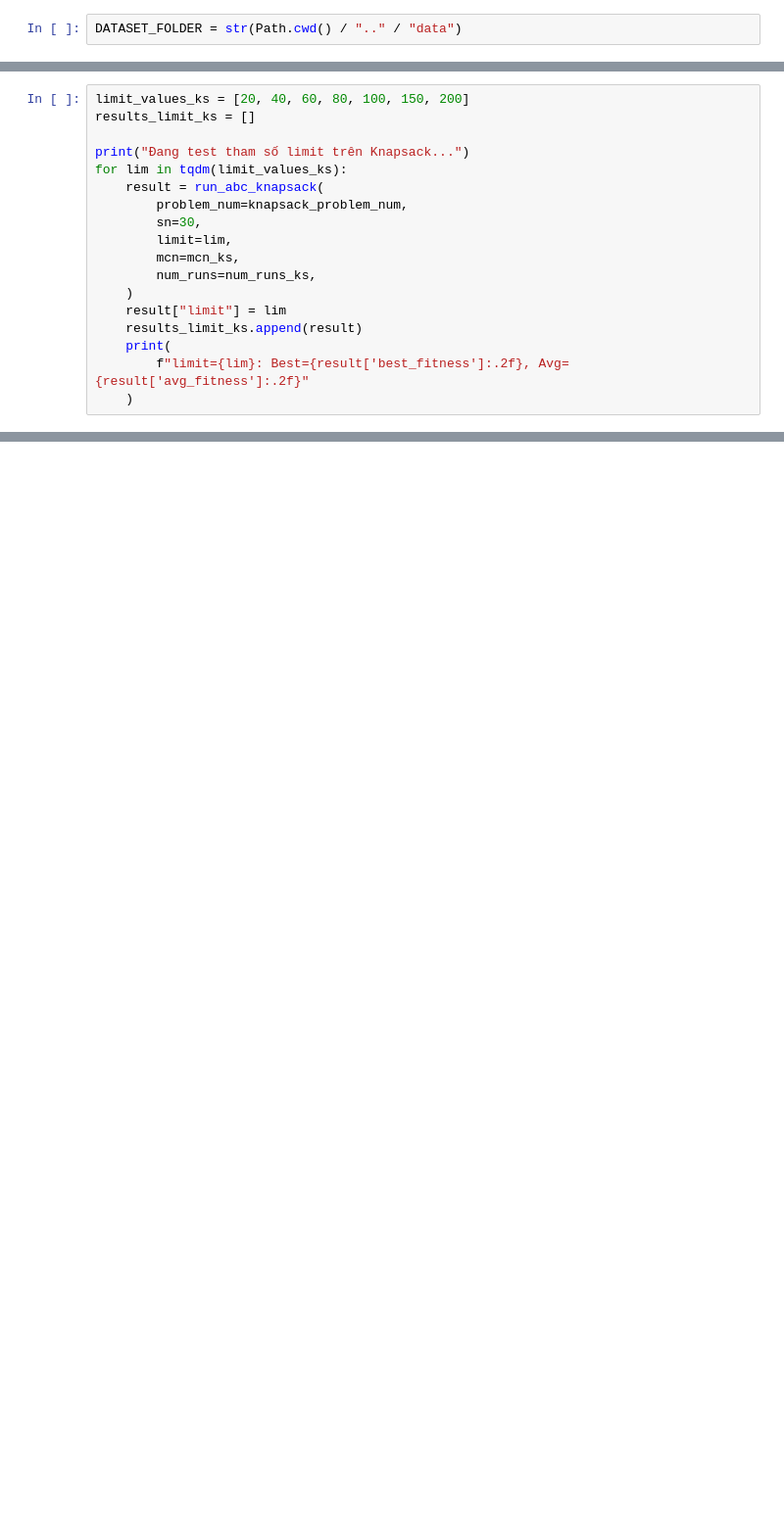
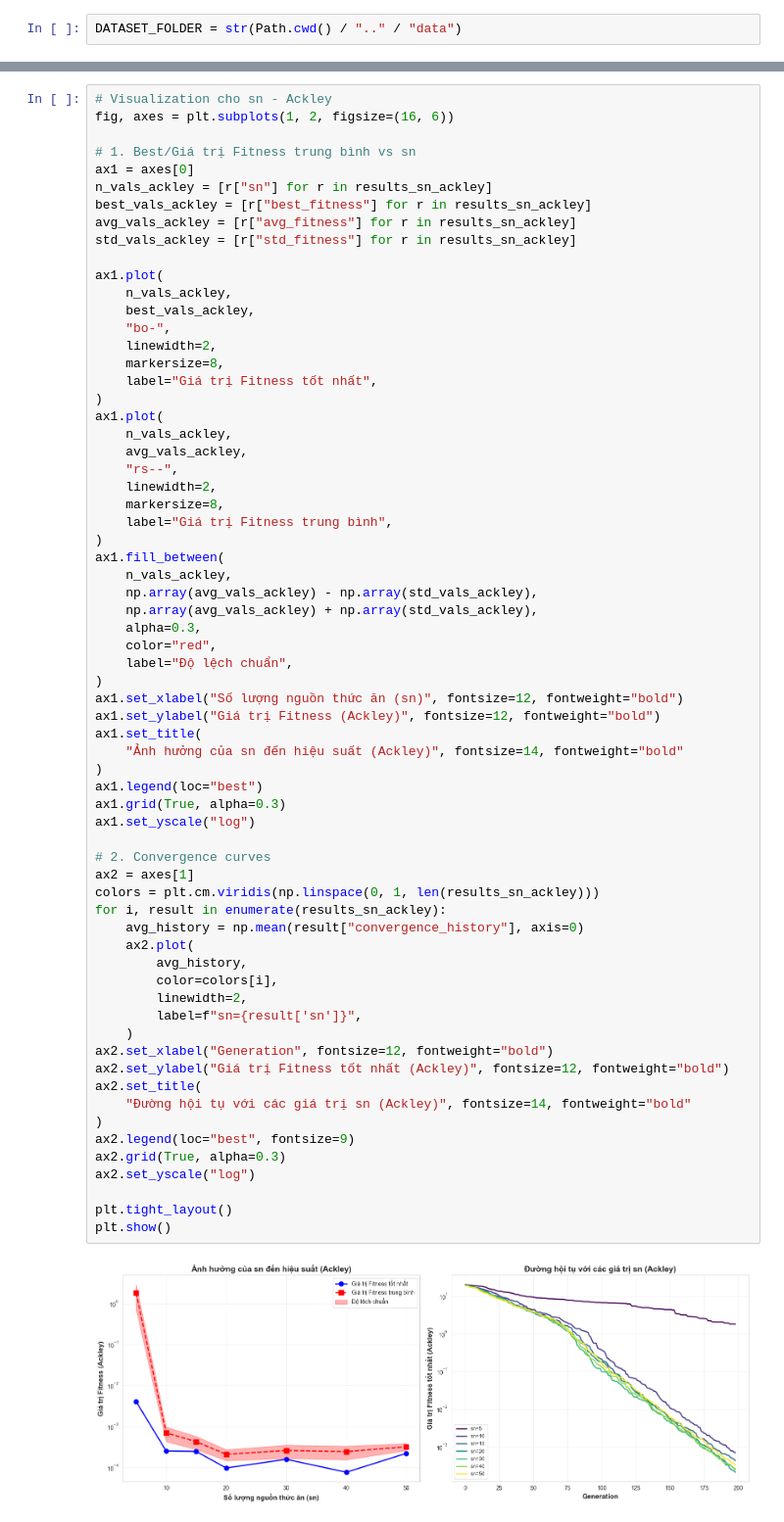
Before and after one commit to p1neapplechoco/search-algo, a Jupyter notebook: notebooks/abc_parameters.ipynb, the cells around one changed output, grey strips where cells are left out. Shown at 98% size. Cells and saved outputs as stored; diff of their text form; blank space fills up the shorter version.

```diff
--- a/notebooks/abc_parameters.ipynb
+++ b/notebooks/abc_parameters.ipynb
@@ -952,18 +29,0 @@ plt.show()
-# %%
-limit_values_ks = [20, 40, 60, 80, 100, 150, 200]
-results_limit_ks = []
-
-print("Đang test tham số limit trên Knapsack...")
-for lim in tqdm(limit_values_ks):
-    result = run_abc_knapsack(
-        problem_num=knapsack_problem_num,
-        sn=30,
-        limit=lim,
-        mcn=mcn_ks,
-        num_runs=num_runs_ks,
-    )
-    result["limit"] = lim
-    results_limit_ks.append(result)
-    print(
-        f"limit={lim}: Best={result['best_fitness']:.2f}, Avg={result['avg_fitness']:.2f}"
-    )
@@ -1055,0 +133,68 @@ plt.show()
+# %%
+# Visualization cho sn - Ackley
+fig, axes = plt.subplots(1, 2, figsize=(16, 6))
+
+# 1. Best/Giá trị Fitness trung bình vs sn
+ax1 = axes[0]
+n_vals_ackley = [r["sn"] for r in results_sn_ackley]
+best_vals_ackley = [r["best_fitness"] for r in results_sn_ackley]
+avg_vals_ackley = [r["avg_fitness"] for r in results_sn_ackley]
+std_vals_ackley = [r["std_fitness"] for r in results_sn_ackley]
+
+ax1.plot(
+    n_vals_ackley,
+    best_vals_ackley,
+    "bo-",
+    linewidth=2,
+    markersize=8,
+    label="Giá trị Fitness tốt nhất",
+)
+ax1.plot(
+    n_vals_ackley,
+    avg_vals_ackley,
+    "rs--",
+    linewidth=2,
+    markersize=8,
+    label="Giá trị Fitness trung bình",
+)
+ax1.fill_between(
+    n_vals_ackley,
+    np.array(avg_vals_ackley) - np.array(std_vals_ackley),
+    np.array(avg_vals_ackley) + np.array(std_vals_ackley),
+    alpha=0.3,
+    color="red",
+    label="Độ lệch chuẩn",
+)
+ax1.set_xlabel("Số lượng nguồn thức ăn (sn)", fontsize=12, fontweight="bold")
+ax1.set_ylabel("Giá trị Fitness (Ackley)", fontsize=12, fontweight="bold")
+ax1.set_title(
+    "Ảnh hưởng của sn đến hiệu suất (Ackley)", fontsize=14, fontweight="bold"
+)
+ax1.legend(loc="best")
+ax1.grid(True, alpha=0.3)
+ax1.set_yscale("log")
+
+# 2. Convergence curves
+ax2 = axes[1]
+colors = plt.cm.viridis(np.linspace(0, 1, len(results_sn_ackley)))
+for i, result in enumerate(results_sn_ackley):
+    avg_history = np.mean(result["convergence_history"], axis=0)
+    ax2.plot(
+        avg_history,
+        color=colors[i],
+        linewidth=2,
+        label=f"sn={result['sn']}",
+    )
+ax2.set_xlabel("Generation", fontsize=12, fontweight="bold")
+ax2.set_ylabel("Giá trị Fitness tốt nhất (Ackley)", fontsize=12, fontweight="bold")
+ax2.set_title(
+    "Đường hội tụ với các giá trị sn (Ackley)", fontsize=14, fontweight="bold"
+)
+ax2.legend(loc="best", fontsize=9)
+ax2.grid(True, alpha=0.3)
+ax2.set_yscale("log")
+
+plt.tight_layout()
+plt.show()
+# %% [output]
+[figure, added]
```
Also changed, not shown: parts of 45 cells of this notebook, 19 other files.
